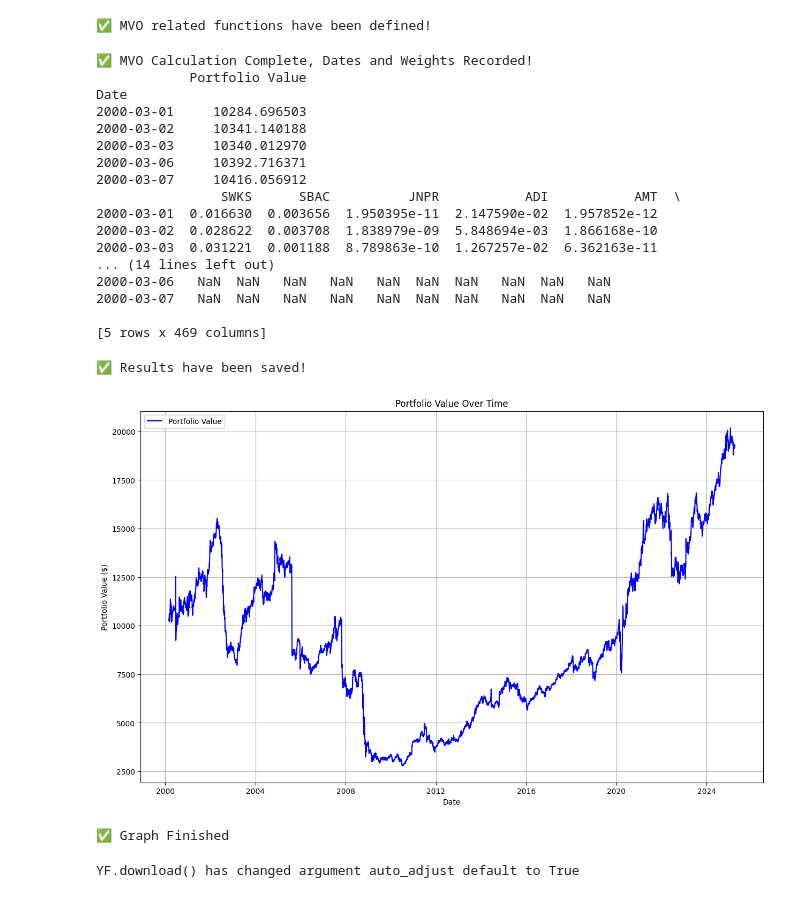
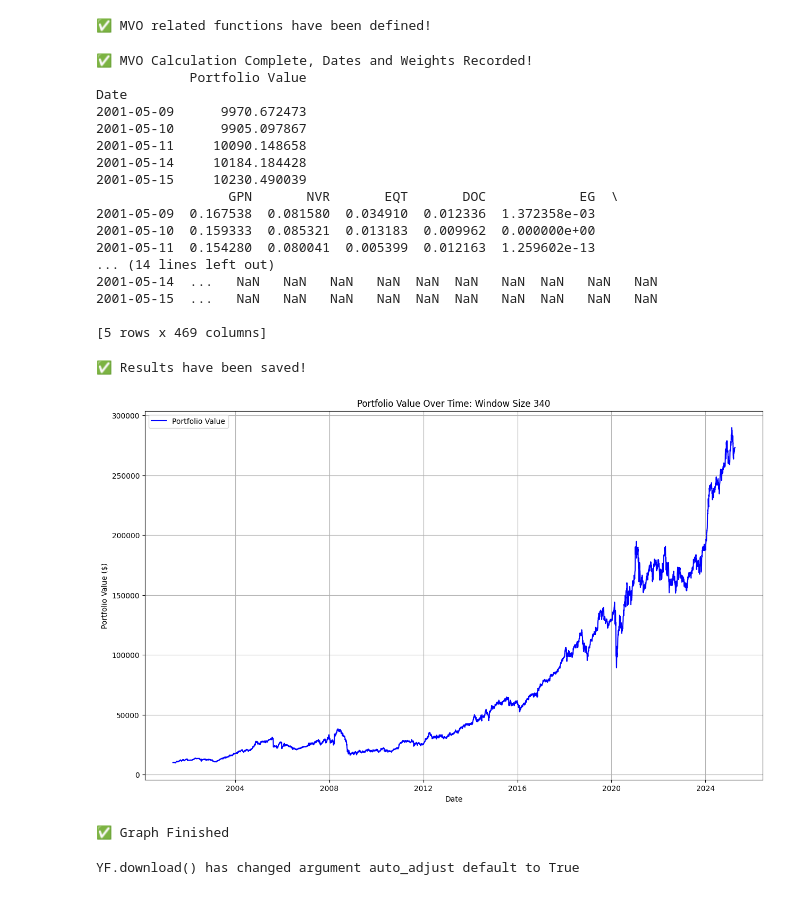
Before and after one commit to JesseLau24/CWP_RL, a Jupyter notebook: 02_MVO_Multi_Assets/MVO_100_Assets_00_25/002_MVO_100_00_25 copy 4.ipynb, the cells around one changed output. Drawn from its saved outputs; the diff is of its cells as text; code cells hidden in the pictures.

```diff
--- a/02_MVO_Multi_Assets/MVO_100_Assets_00_25/002_MVO_100_00_25 copy 4.ipynb
+++ b/02_MVO_Multi_Assets/MVO_100_Assets_00_25/002_MVO_100_00_25 copy 4.ipynb
@@ -9,7 +9,7 @@ import matplotlib.pyplot as plt
 directory = "SP500_00_25"
 initial_capital = 10000
 min_data_length = 2500  # At least 2500 rows of data
-window_size = 40 # Number of days to use for calculating MVO
+window_size = 340 # Number of days to use for calculating MVO
 rebalance_period = 1  # Rebalance the portfolio every 1 day
 max_selected_stocks = 100  # Maximum number of stocks to hold
 risk_free_rate = 0 # Here it doesn't really affect the portfolio rate, just the Sharpe Ratio would be overestimated
@@ -205,18 +205,18 @@ print(weights_df.head())
 ✅ MVO Calculation Complete, Dates and Weights Recorded!
             Portfolio Value
 Date
-2000-03-01     10284.696503
-2000-03-02     10341.140188
-2000-03-03     10340.012970
-2000-03-06     10392.716371
-2000-03-07     10416.056912
-                SWKS      SBAC          JNPR           ADI           AMT  \
-2000-03-01  0.016630  0.003656  1.950395e-11  2.147590e-02  1.957852e-12
-2000-03-02  0.028622  0.003708  1.838979e-09  5.848694e-03  1.866168e-10
-2000-03-03  0.031221  0.001188  8.789863e-10  1.267257e-02  6.362163e-11
+2001-05-09      9970.672473
+2001-05-10      9905.097867
+2001-05-11     10090.148658
+2001-05-14     10184.184428
+2001-05-15     10230.490039
+                 GPN       NVR       EQT       DOC            EG  \
+2001-05-09  0.167538  0.081580  0.034910  0.012336  1.372358e-03
+2001-05-10  0.159333  0.085321  0.013183  0.009962  0.000000e+00
+2001-05-11  0.154280  0.080041  0.005399  0.012163  1.259602e-13
 ... (14 lines left out)
-2000-03-06   NaN  NaN   NaN   NaN   NaN  NaN  NaN   NaN  NaN   NaN
-2000-03-07   NaN  NaN   NaN   NaN   NaN  NaN  NaN   NaN  NaN   NaN
+2001-05-14  ...   NaN   NaN   NaN   NaN  NaN  NaN   NaN  NaN   NaN   NaN
+2001-05-15  ...   NaN   NaN   NaN   NaN  NaN  NaN   NaN  NaN   NaN   NaN
 
 [5 rows x 469 columns]
 # %%
@@ -234,17 +234,17 @@ print("✅ Results have been saved!")
 # %%
 # Create MVO Portfolio Returns
 plt.figure(figsize=(15, 9))
 plt.plot(portfolio_values_df.index, portfolio_values_df['Portfolio Value'], label='Portfolio Value', color='b')
 plt.xlabel('Date')
 plt.ylabel('Portfolio Value ($)')
-plt.title('Portfolio Value Over Time')
+plt.title(f'Portfolio Value Over Time: Window Size {window_size}')
 plt.legend()
 plt.grid(True)
 plt.show()
 
 print("✅ Graph Finished")
 # %% [output]
-[figure, old version]
+[figure, new version]
 ✅ Graph Finished
 # %%
 import matplotlib.dates as mdates
```
Also changed, not shown: parts of 1 cell of this notebook, 23 other files.
